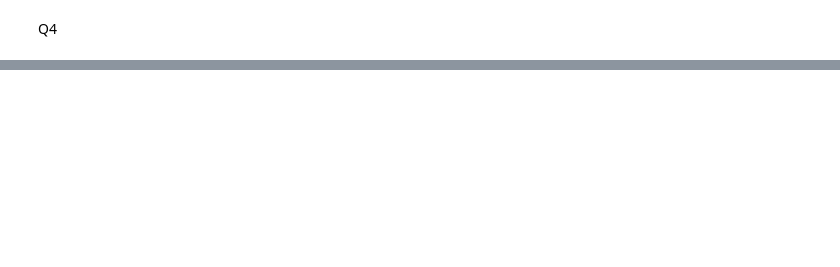
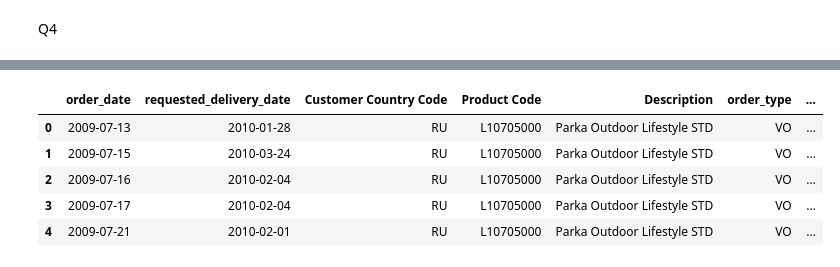
Before and after one commit to qmdismnp/Schulich_DS_MBAN, a Jupyter notebook: predictive model/final_project.ipynb, the cells around one changed output, grey strips where cells are left out. Cells and saved outputs as stored; diff of their text form; code cells hidden in the pictures; blank space fills up the shorter version.

```diff
--- a/predictive model/final_project.ipynb
+++ b/predictive model/final_project.ipynb
@@ -314 +245,39 @@ def calculate_and_simulate_lead_time(data, months=5, n_samples=1):
+# %%
+def monte_carlo_simulation(data, n_months=5, n_simulations=100):
+    """
+    Consolidated Monte Carlo simulation that integrates:
+    1. Monthly order forecasting using SARIMA.
+    2. Product demand classification.
+    3. Quantity demand simulation.
+    4. Lead time simulation.
+
+    Parameters:
+    - data: Original DataFrame containing order and demand data.
+    - n_months: Number of months for forecasting and simulations.
+    - n_simulations: Number of lead-time samples per month for simulation.
+
+    Returns:
+    - Consolidated simulation results from all steps.
+    """
+    # Step 1: Forecast monthly orders with SARIMA
+    future_forecast_orders = calculate_monthly_orders_with_sarima(data)
+
+    # Step 2: Classify product demand
+    future_demand_forecast = classify_and_evaluate_product_demand(data)
+
+    # Step 3: Simulate quantity demand
+    simulated_quantity = simulate_quantity_demand(data, n_months=n_months)
+
+    # Step 4: Calculate and simulate lead time
+    simulated_lead_times = calculate_and_simulate_lead_time(data, n_simulations=n_simulations)
+
+    # Consolidate results into a dictionary
+    results = {
+        "Future Orders Forecast (SARIMA)": future_forecast_orders,
+        "Future Product Demand Forecast (Logistic Regression)": future_demand_forecast,
+        "Simulated Quantities": simulated_quantity,
+        "Simulated Lead Times": simulated_lead_times.iloc[-5:],
+    }
+
+    return results
 # %%
@@ -348,0 +355,9 @@ def consolidated_mc_function(data):
+# %%
+data.head()
+# %% [output]
+|  | order_date | requested_delivery_date | Customer Country Code | Product Code | Description | order_type | ... |
+| 0 | 2009-07-13 | 2010-01-28 | RU | L10705000 | Parka Outdoor Lifestyle STD | VO | ... |
+| 1 | 2009-07-15 | 2010-03-24 | RU | L10705000 | Parka Outdoor Lifestyle STD | VO | ... |
+| 2 | 2009-07-16 | 2010-02-04 | RU | L10705000 | Parka Outdoor Lifestyle STD | VO | ... |
+| 3 | 2009-07-17 | 2010-02-04 | RU | L10705000 | Parka Outdoor Lifestyle STD | VO | ... |
+| 4 | 2009-07-21 | 2010-02-01 | RU | L10705000 | Parka Outdoor Lifestyle STD | VO | ... |
```
Also changed, not shown: parts of 16 cells of this notebook.
